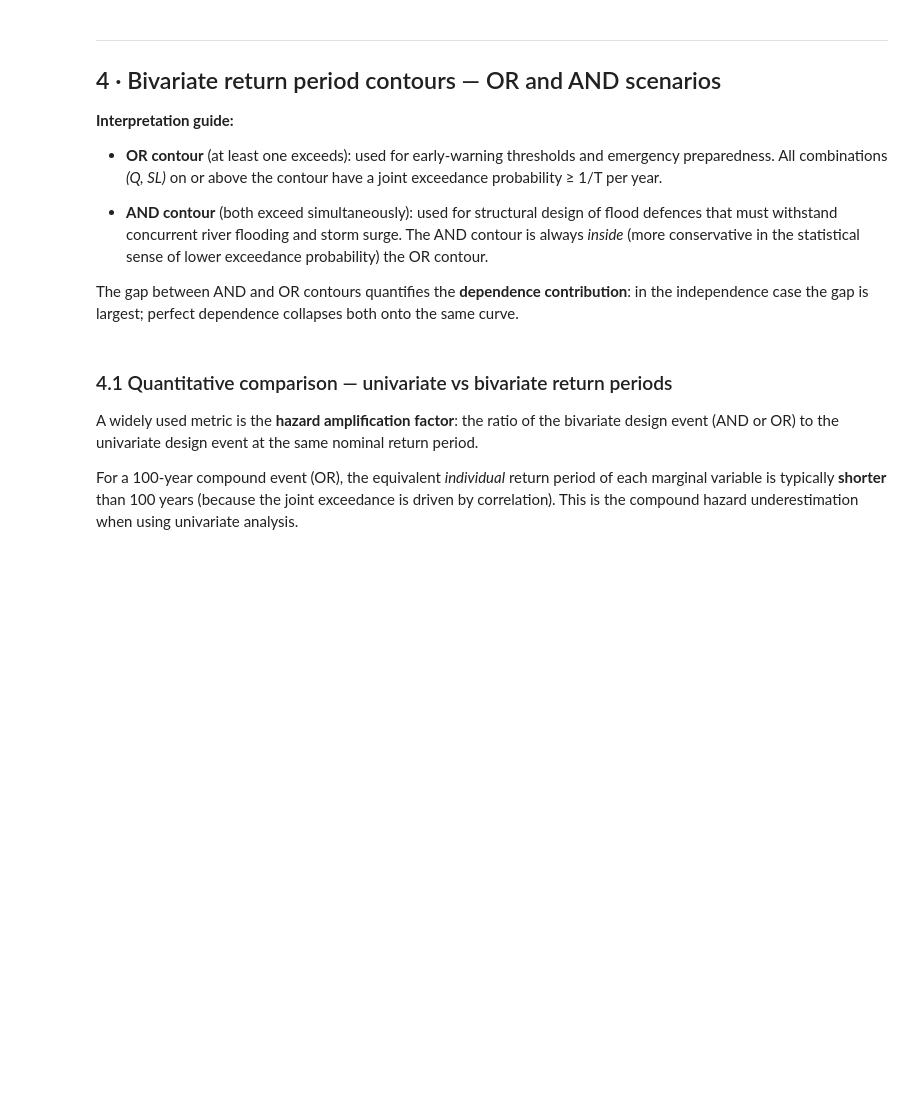
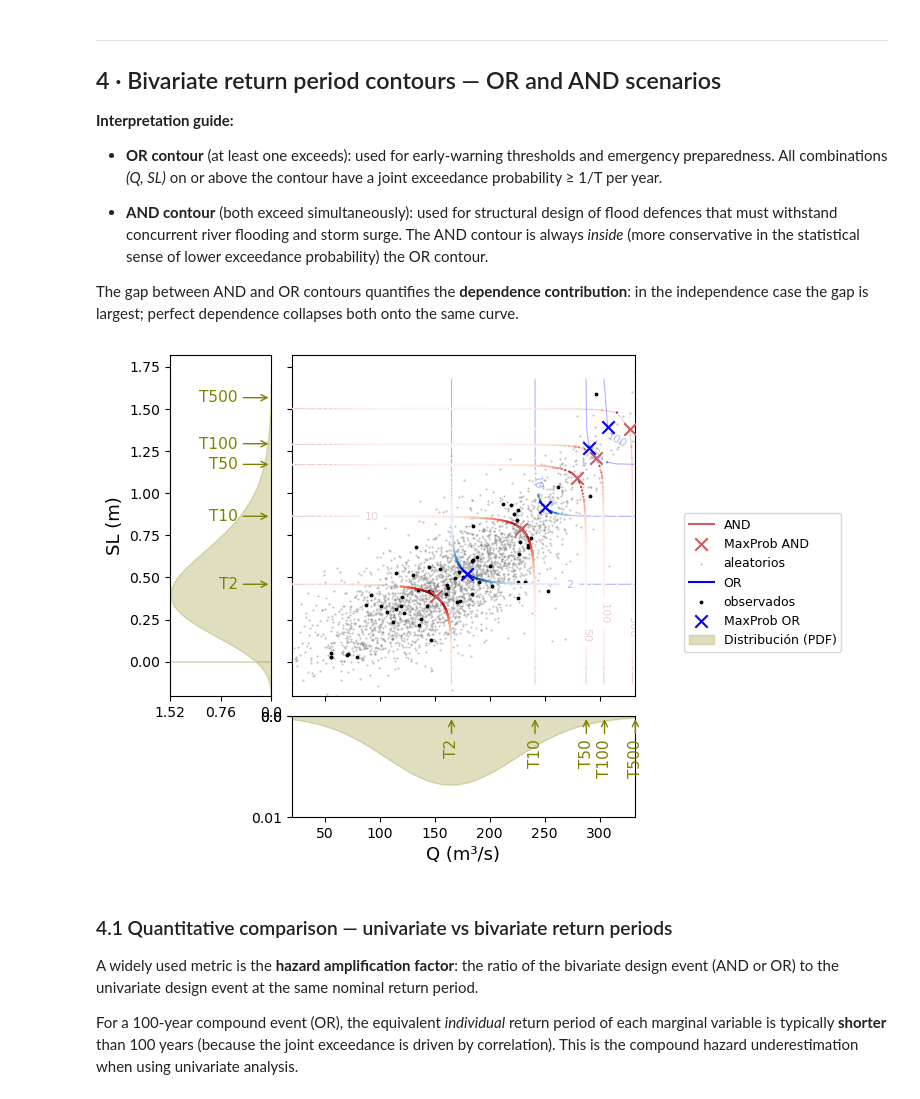
Before and after one commit to navass11/HYDRA, a Jupyter notebook: notebooks/climate/spatial_analysis/compound_flooding.ipynb, the cells around one changed output. Saved outputs shown, nothing was run; the diff lists cells and outputs as text; code cells hidden in the pictures; blank space fills up the shorter version.

```diff
--- a/notebooks/climate/spatial_analysis/compound_flooding.ipynb
+++ b/notebooks/climate/spatial_analysis/compound_flooding.ipynb
@@ -196,14 +211,19 @@ The gap between AND and OR contours quantifies the **dependence contribution**:
 in the independence case the gap is largest; perfect dependence collapses both
 onto the same curve.
 # %%
+from IPython.display import display
+
 T_LIST = [2, 10, 50, 100, 500]
 
 fig, (main, xMarg, yMarg) = bvcp.plot_joint(
     T_list=T_LIST,
     n_synthetic=3000,
-    figsize=(7, 7),
+    figsize=(6, 6),
 )
-plt.show()
+display(fig)
+plt.close(fig)
+# %% [output]
+[figure, added]
 # %% [markdown]
 ### 4.1 Quantitative comparison — univariate vs bivariate return periods
 
```
Also changed, not shown: parts of 10 cells of this notebook, 1 other file.
